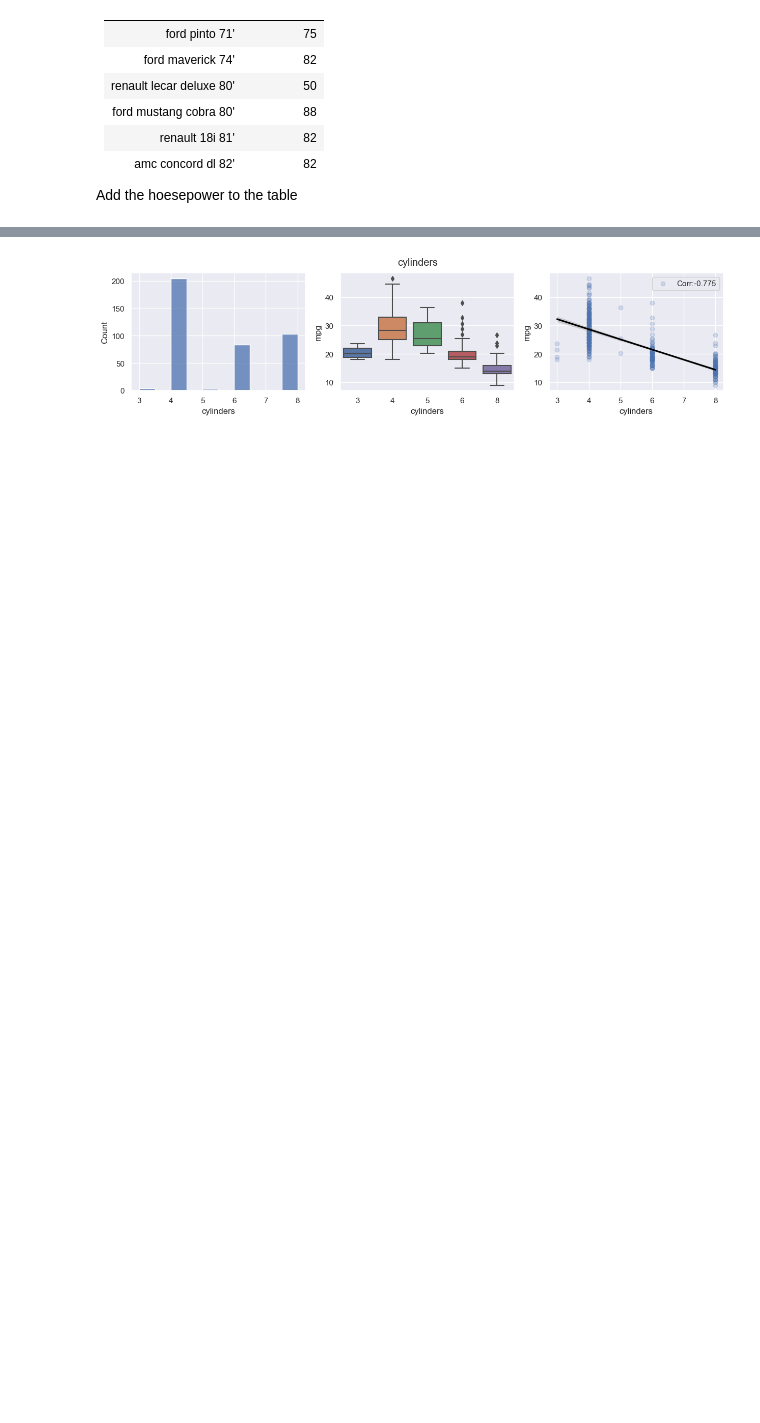
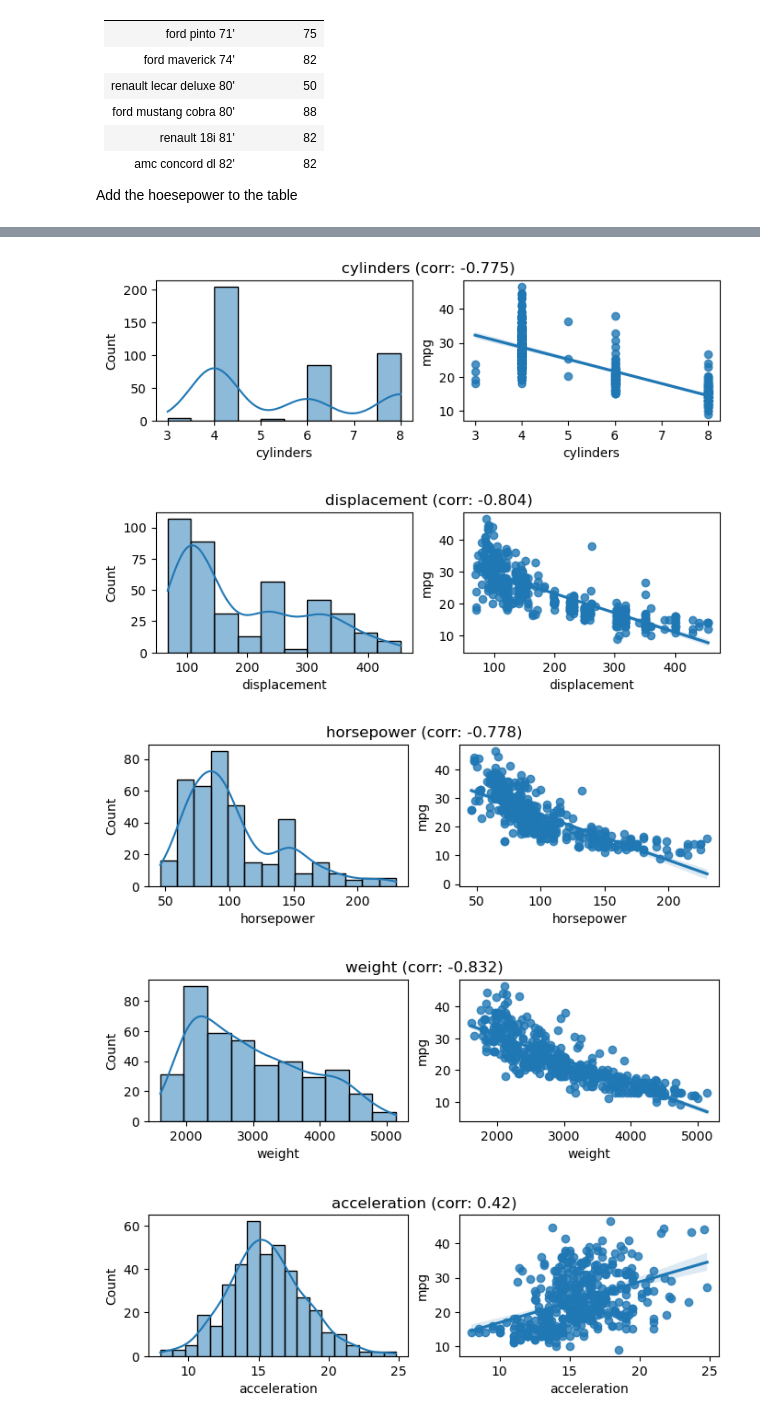
Before and after one commit to jhjang101/kaggle, a Jupyter notebook: Auto-mpg/auto-mpg.ipynb, the cells around one changed output, grey strips where cells are left out. Cells and saved outputs as stored; diff of their text form; code cells hidden in the pictures; blank space fills up the shorter version.

```diff
--- a/Auto-mpg/auto-mpg.ipynb
+++ b/Auto-mpg/auto-mpg.ipynb
@@ -14,4 +20,17 @@ pd.set_option("display.max_columns", None)
 sns.set_theme()
 # %% [markdown]
 # Functions
+# %%
+def EDAplot(data=None, x=None, y=None):
+    cor = round(df[y].corr(df[x]),3)
+
+    fig = plt.figure(figsize=(8,2))
+    fig.suptitle(f'{x} (corr: {cor})')
+    ax1 = fig.add_subplot(1,2,1)
+    ax2 = fig.add_subplot(1,2,2)
+
+    sns.histplot(data=data, x=x, kde=True, ax=ax1)
+    sns.regplot(data=data, x=x, y=y, ax=ax2)
+
+    return(plt.show())
 # %% [markdown]
@@ -96,4 +115,5 @@ df.loc[330,'horsepower'] = 50
 df.loc[336,'horsepower'] = 88
 df.loc[354,'horsepower'] = 82
 df.loc[374,'horsepower'] = 82
+df['horsepower'] = df['horsepower'].astype(int)
 # %%
@@ -120,25 +142,10 @@ sns.heatmap(df.corr(),annot=True, mask=mask, cmap='RdBu')
 # %%
-
-fig = plt.figure(figsize=(15,3))
-fig.suptitle('cylinders')
-ax1 = fig.add_subplot(1,3,1)
-ax2 = fig.add_subplot(1,3,2)
-ax3 = fig.add_subplot(1,3,3)
-
-
-# ax1: hist plot
-sns.histplot(data=df, x='cylinders',  ax=ax1)
-
-# ax2: box plot
-sns.boxplot(data=df, y='mpg', x='cylinders', ax=ax2)
-
-# ax3: scatter plot
-# sb.scatterplot(data=df, y='price', x=feature, ax=ax3)
-cor = round(df['mpg'].corr(df['cylinders']),3)
-sns.regplot(data=df, y='mpg', x='cylinders', line_kws={'color':'black'},label='Corr:'+str(cor), scatter_kws={'alpha':0.2}, ax=ax3)
-ax3.legend()
-
-
-plt.show(fig)
+features = ['cylinders','displacement','horsepower','weight','acceleration','model year','origin']
+for x in features:
+    EDAplot(data=df, x=x, y='mpg')
 # %% [output]
-[figure, old version]
+[figure, new version]
+[figure, added]
+[figure, added]
+[figure, added]
+[figure, added]
```
Also changed, not shown: parts of 19 cells of this notebook.
